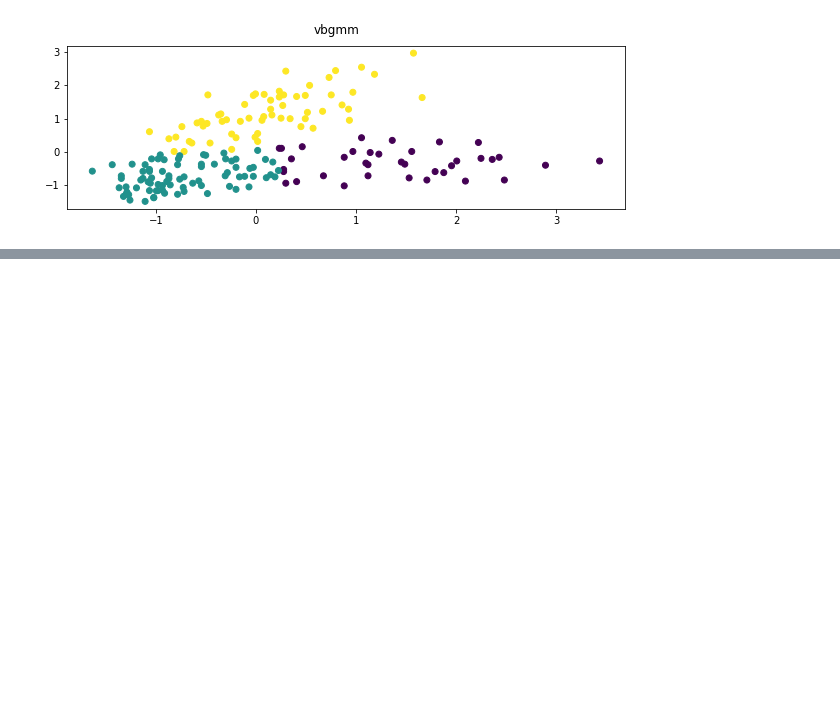
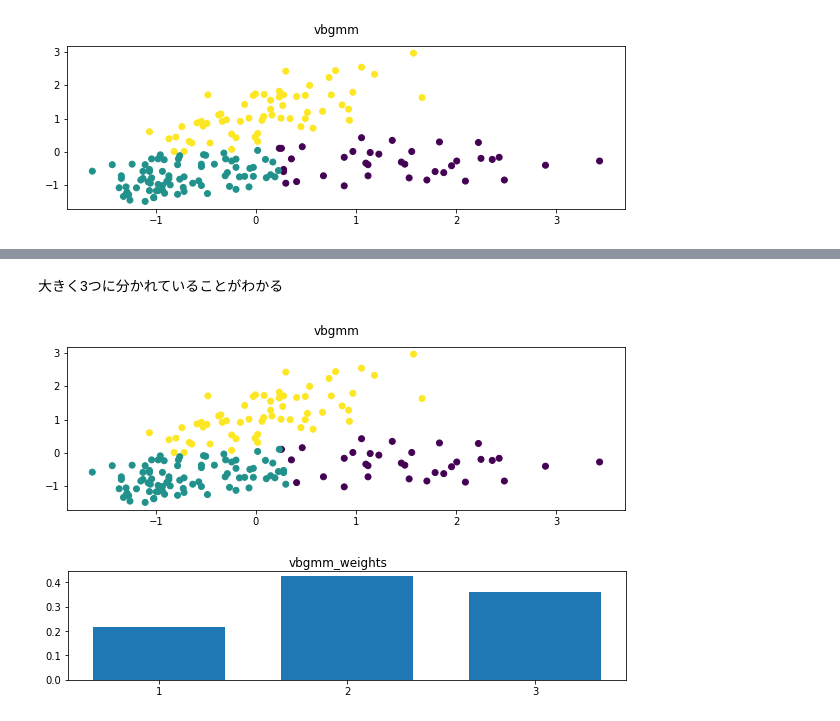
Before and after one commit to kackey0-1/ml_handson, a Jupyter notebook: ai_model_build_100/2_multiple_clusterings.ipynb, the cells around one changed output, grey strips where cells are left out. Saved outputs shown, nothing was run; the diff lists cells and outputs as text; code cells hidden in the pictures; blank space fills up the shorter version.

```diff
--- a/ai_model_build_100/2_multiple_clusterings.ipynb
+++ b/ai_model_build_100/2_multiple_clusterings.ipynb
@@ -258,0 +268,20 @@ plt.show()
+# %% [markdown]
+大きく3つに分かれていることがわかる
+# %%
+vbgmm = mixture.BayesianGaussianMixture(n_components=3, random_state=0)
+vbgmm = vbgmm.fit(X_norm)
+labels = vbgmm.predict(X_norm)
+
+plt.figure(figsize=(10, 3))
+plt.scatter(x, y, c=labels)
+plt.suptitle('vbgmm')
+plt.show()
+
+x_tick = np.array([1, 2, 3])
+plt.figure(figsize=(10, 2))
+plt.bar(x_tick, vbgmm.weights_, width=0.7, tick_label=x_tick)
+plt.suptitle('vbgmm_weights')
+plt.show()
+# %% [output]
+[figure, added]
+[figure, added]
```
Also changed, not shown: parts of 18 cells of this notebook, 1 other file.
